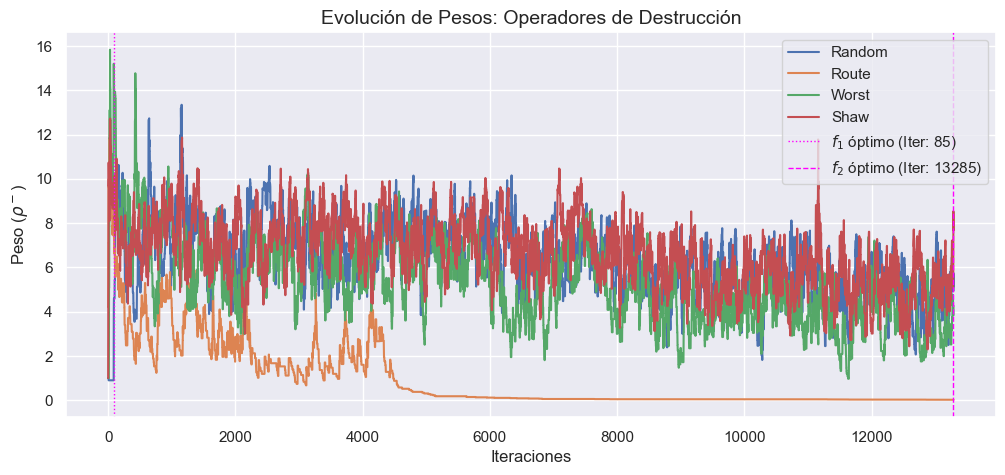
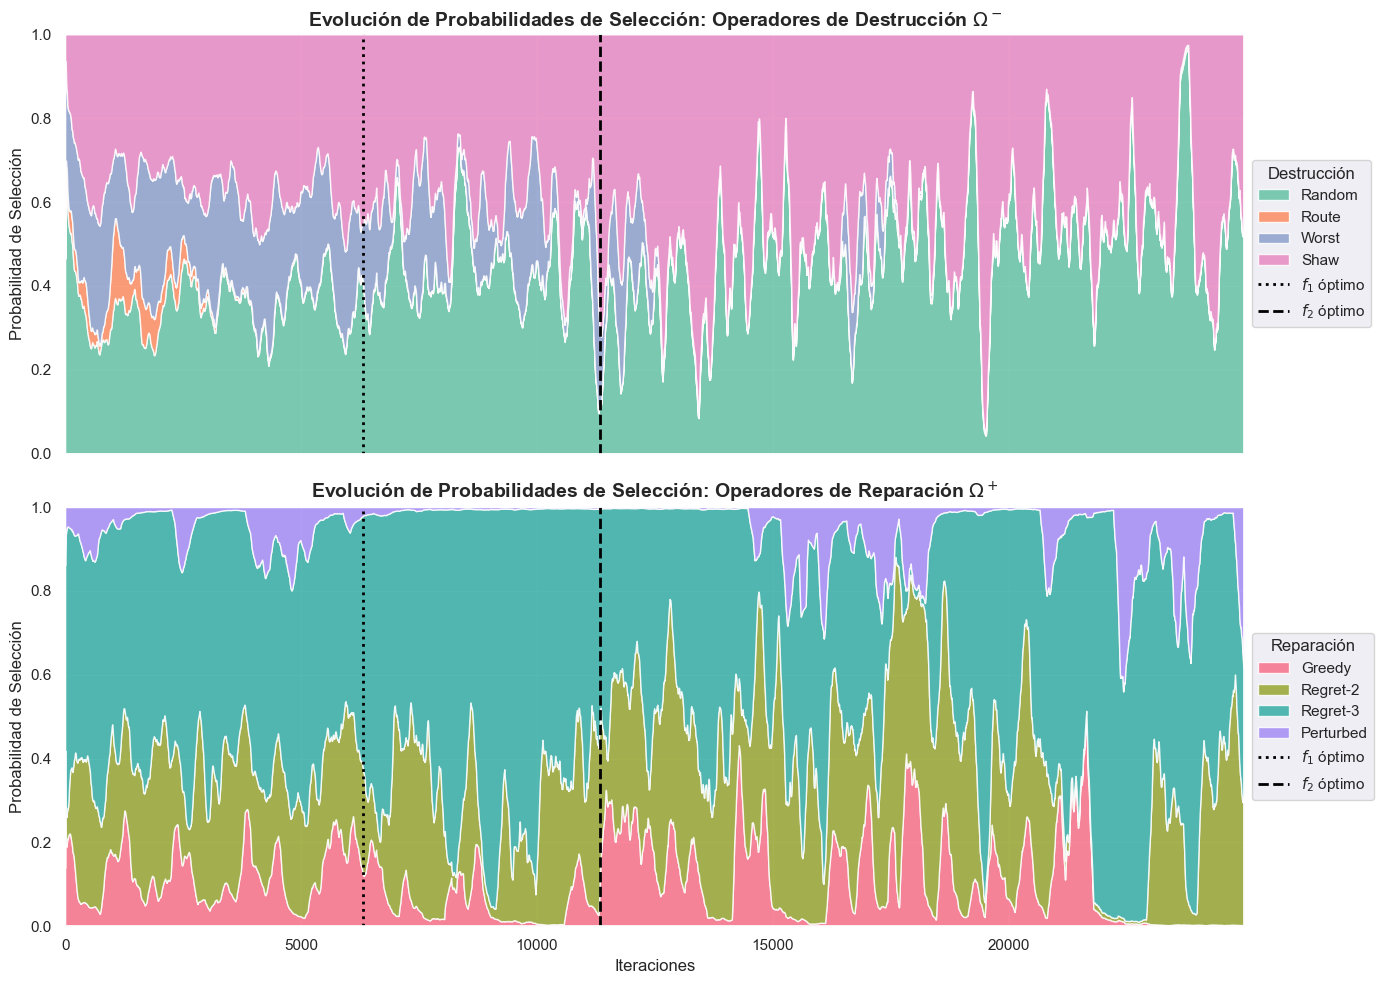
The notebook cell's code change between the first figure and the second:
--- before
+++ after
@@ -1,15 +1,35 @@
+VENTANA = 150 
+
 d_cols = [c for c in df.columns if 'd_weight' in c]
 d_names = ['Random', 'Route', 'Worst', 'Shaw']
+df_d_prob = df[d_cols].div(df[d_cols].sum(axis=1), axis=0)
+d_smoothed = [df_d_prob[col].rolling(window=VENTANA, min_periods=1).mean() for col in d_cols]
 
-plt.figure(figsize=(12, 5))
-for col, name in zip(d_cols, d_names):
-    sns.lineplot(data=df, x='iter', y=col, label=name)
+r_cols = [c for c in df.columns if 'r_weight' in c]
+r_names = ['Greedy', 'Regret-2', 'Regret-3', 'Perturbed']
+df_r_prob = df[r_cols].div(df[r_cols].sum(axis=1), axis=0)
+r_smoothed = [df_r_prob[col].rolling(window=VENTANA, min_periods=1).mean() for col in r_cols]
 
-plt.axvline(x=best_veh_iter, color='magenta', linestyle=':', linewidth=1, label=f'$f_1$ óptimo (Iter: {best_veh_iter})')
-plt.axvline(x=best_iter, color='magenta', linestyle='--', linewidth=1, label=f'$f_2$ óptimo (Iter: {best_iter})')
+fig, (ax1, ax2) = plt.subplots(2, 1, figsize=(14, 10), sharex=True)
 
-plt.title('Evolución de Pesos: Operadores de Destrucción', fontsize=14)
-plt.xlabel('Iteraciones')
-plt.ylabel('Peso ($\\rho^-$)')
-plt.legend()
+ax1.stackplot(df['iter'], d_smoothed, labels=d_names, alpha=0.85, colors=sns.color_palette("Set2", 4))
+ax1.axvline(x=best_veh_iter, color='black', linestyle=':', linewidth=2, label=f'$f_1$ óptimo')
+ax1.axvline(x=best_iter, color='black', linestyle='--', linewidth=2, label=f'$f_2$ óptimo')
+ax1.set_title('Evolución de Probabilidades de Selección: Operadores de Destrucción $\Omega^-$', fontsize=14, fontweight='bold')
+ax1.set_ylabel('Probabilidad de Selección', fontsize=12)
+ax1.set_ylim(0, 1.0)
+ax1.margins(x=0)
+ax1.legend(loc='center left', bbox_to_anchor=(1, 0.5), title="Destrucción")
+
+ax2.stackplot(df['iter'], r_smoothed, labels=r_names, alpha=0.85, colors=sns.color_palette("husl", 4))
+ax2.axvline(x=best_veh_iter, color='black', linestyle=':', linewidth=2, label=f'$f_1$ óptimo')
+ax2.axvline(x=best_iter, color='black', linestyle='--', linewidth=2, label=f'$f_2$ óptimo')
+ax2.set_title('Evolución de Probabilidades de Selección: Operadores de Reparación $\Omega^+$', fontsize=14, fontweight='bold')
+ax2.set_xlabel('Iteraciones', fontsize=12)
+ax2.set_ylabel('Probabilidad de Selección', fontsize=12)
+ax2.set_ylim(0, 1.0)
+ax2.margins(x=0)
+ax2.legend(loc='center left', bbox_to_anchor=(1, 0.5), title="Reparación")
+
+plt.tight_layout()
 plt.show()

Commit: Checkpoint 3: Snapshot de Q-Values para analisis